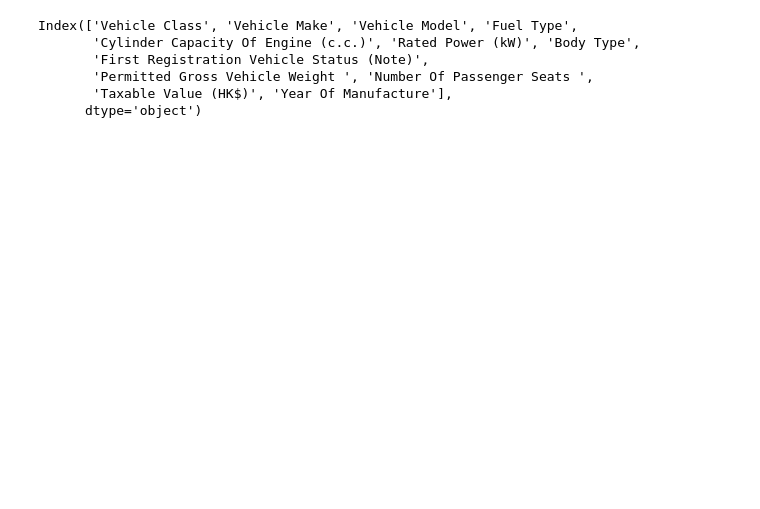
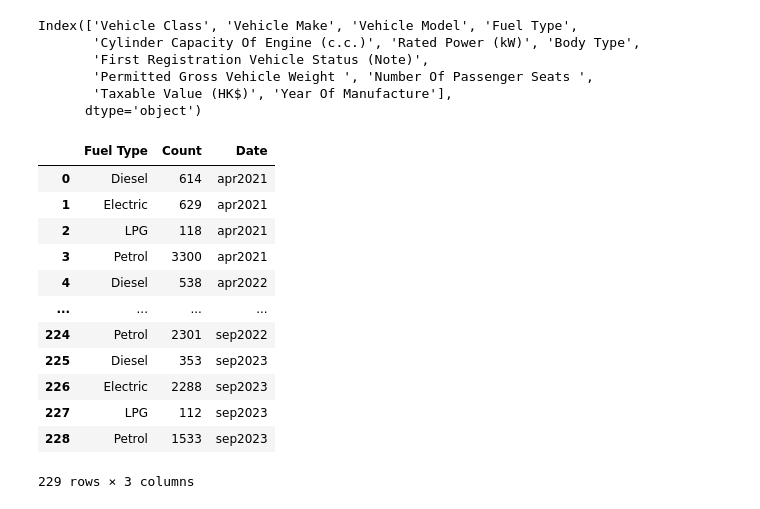
Before and after one commit to lilyleungch/erbscope99, a Jupyter notebook: data_cleansing/KK_HK_Data/modeling.ipynb, the cells around one changed output. Cells and saved outputs as stored; diff of their text form; code cells hidden in the pictures; blank space fills up the shorter version.

```diff
--- a/data_cleansing/KK_HK_Data/modeling.ipynb
+++ b/data_cleansing/KK_HK_Data/modeling.ipynb
@@ -27,3 +27,20 @@ Index(['Vehicle Class', 'Vehicle Make', 'Vehicle Model', 'Fuel Type',
        'Permitted Gross Vehicle Weight ', 'Number Of Passenger Seats ',
        'Taxable Value (HK$)', 'Year Of Manufacture'],
       dtype='object')
+# %%
+df_electric = pd.read_csv('master_df-1.csv')
+df_electric
+# %% [output]
+|  | Fuel Type | Count | Date |
+| 0 | Diesel | 614 | apr2021 |
+| 1 | Electric | 629 | apr2021 |
+| 2 | LPG | 118 | apr2021 |
+| 3 | Petrol | 3300 | apr2021 |
+| 4 | Diesel | 538 | apr2022 |
+| ... | ... | ... | ... |
+| 224 | Petrol | 2301 | sep2022 |
+| 225 | Diesel | 353 | sep2023 |
+| 226 | Electric | 2288 | sep2023 |
+| 227 | LPG | 112 | sep2023 |
+| 228 | Petrol | 1533 | sep2023 |
+229 rows × 3 columns
```
Also changed, not shown: parts of 2 cells of this notebook, 1 other file.
